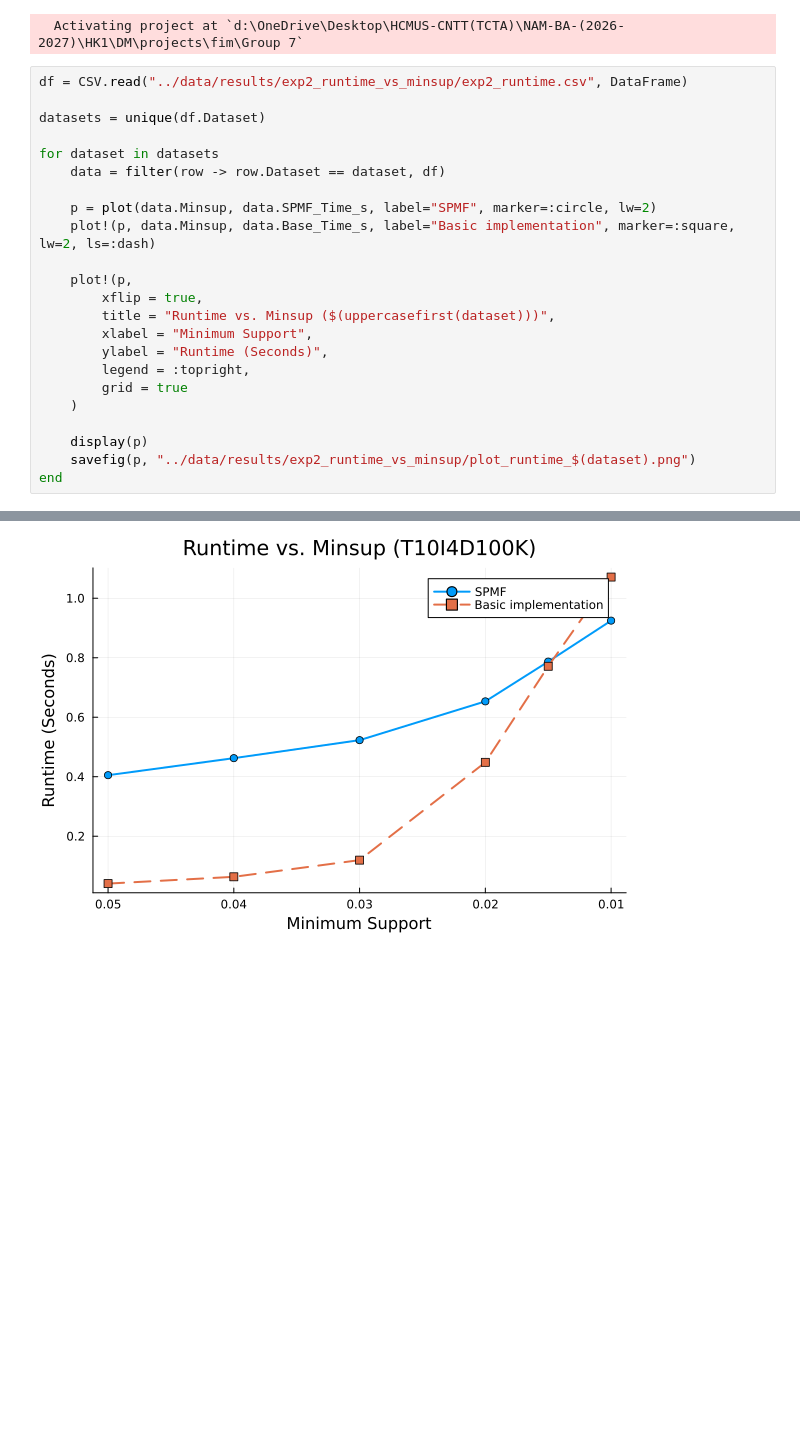
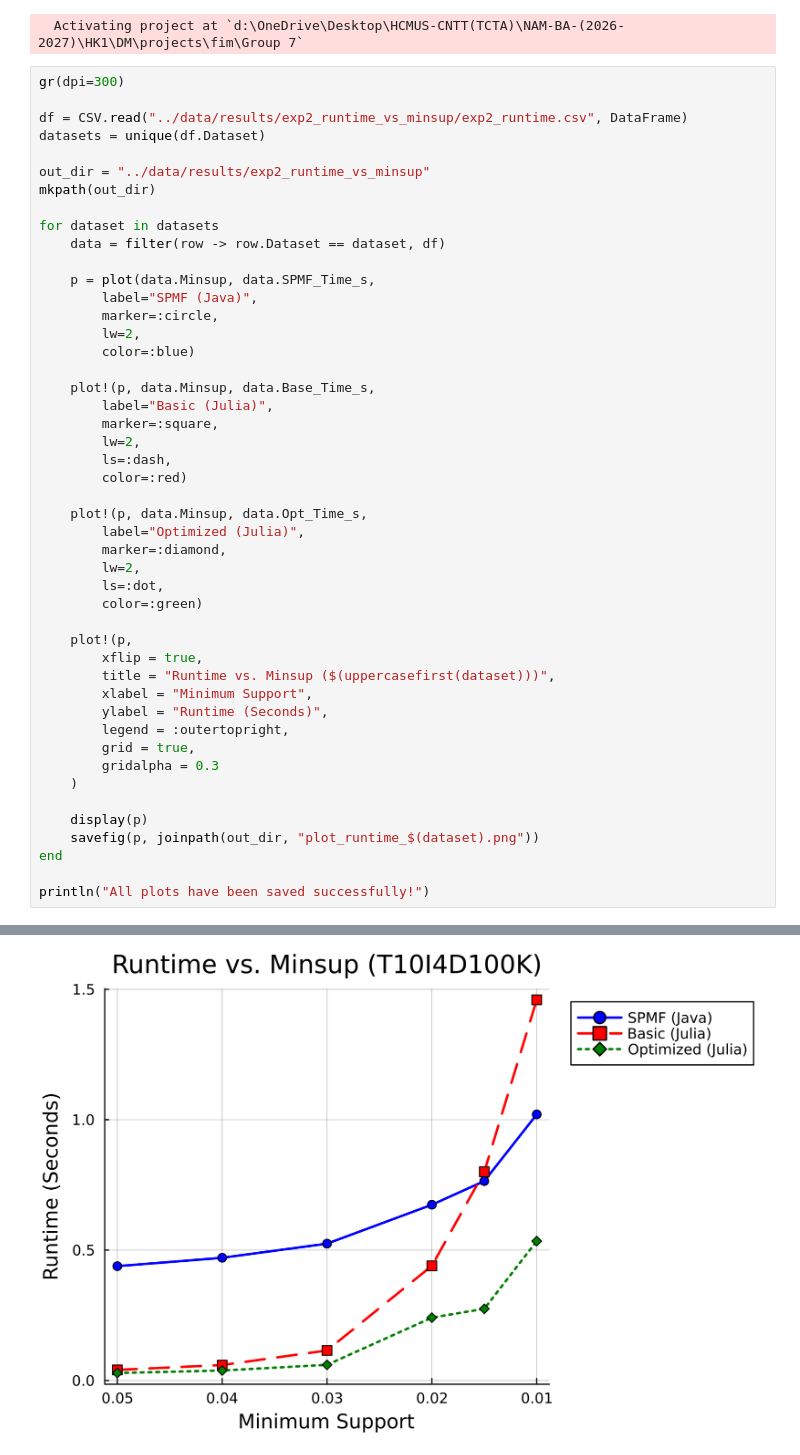
Before and after one commit to cosude/Data-Mining-FIM-Group-7, a Jupyter notebook: notebooks/plot_exp2.ipynb, the cells around one changed output, grey strips where cells are left out. Drawn from its saved outputs; the diff is of its cells as text; blank space fills up the shorter version.

```diff
--- a/notebooks/plot_exp2.ipynb
+++ b/notebooks/plot_exp2.ipynb
@@ -9,26 +9,50 @@ using Plots
 # %% [output]
   Activating project at `d:\OneDrive\Desktop\HCMUS-CNTT(TCTA)\NAM-BA-(2026-2027)\HK1\DM\projects\fim\Group 7`
 # %%
+gr(dpi=300)
+
 df = CSV.read("../data/results/exp2_runtime_vs_minsup/exp2_runtime.csv", DataFrame)
+datasets = unique(df.Dataset)
 
-datasets = unique(df.Dataset)
+out_dir = "../data/results/exp2_runtime_vs_minsup"
+mkpath(out_dir)
 
 for dataset in datasets
     data = filter(row -> row.Dataset == dataset, df)
 
-    p = plot(data.Minsup, data.SPMF_Time_s, label="SPMF", marker=:circle, lw=2)
-    plot!(p, data.Minsup, data.Base_Time_s, label="Basic implementation", marker=:square, lw=2, ls=:dash)
+    p = plot(data.Minsup, data.SPMF_Time_s,
+        label="SPMF (Java)",
+        marker=:circle,
+        lw=2,
+        color=:blue)
+
+    plot!(p, data.Minsup, data.Base_Time_s,
+        label="Basic (Julia)",
+        marker=:square,
+        lw=2,
+        ls=:dash,
+        color=:red)
+
+    plot!(p, data.Minsup, data.Opt_Time_s,
+        label="Optimized (Julia)",
+        marker=:diamond,
+        lw=2,
+        ls=:dot,
+        color=:green)
 
     plot!(p,
         xflip = true,
         title = "Runtime vs. Minsup ($(uppercasefirst(dataset)))",
         xlabel = "Minimum Support",
         ylabel = "Runtime (Seconds)",
-        legend = :topright,
-        grid = true
+        legend = :outertopright,
+        grid = true,
+        gridalpha = 0.3
     )
 
     display(p)
-    savefig(p, "../data/results/exp2_runtime_vs_minsup/plot_runtime_$(dataset).png")
+    savefig(p, joinpath(out_dir, "plot_runtime_$(dataset).png"))
 end
+
+println("All plots have been saved successfully!")
 # %% [output]
@@ -38 +62 @@ end
-[figure, old version]
+[figure, new version]
```
Also changed, not shown: parts of 1 cell of this notebook, 24 other files.
